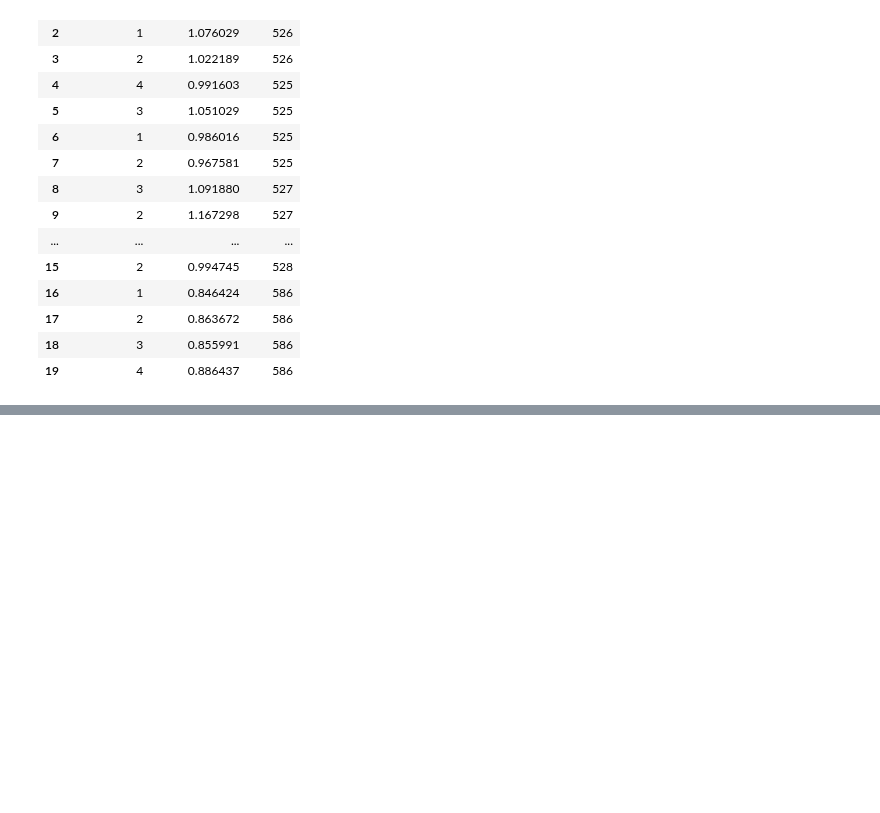
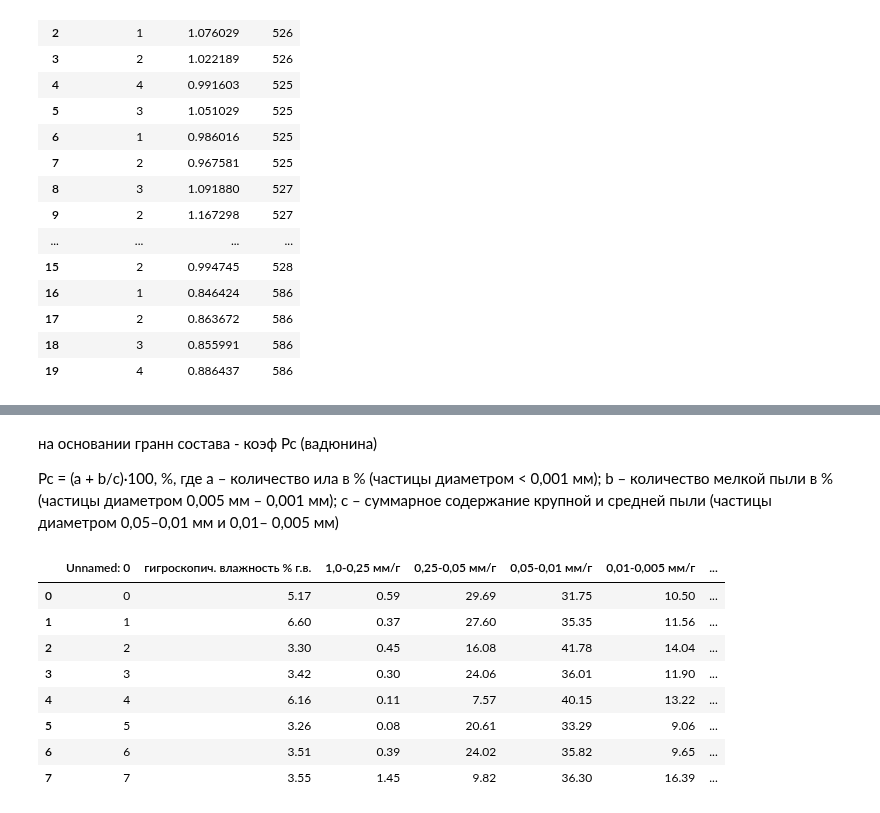
Before and after one commit to hukitoc94/total_archangelskiy, a Jupyter notebook: field_scale/field_data/полевые данные общая/field_data_preparation.ipynb, the cells around one changed output, grey strips where cells are left out. Drawn from its saved outputs; the diff is of its cells as text; code cells hidden in the pictures; blank space fills up the shorter version.

```diff
--- a/field_scale/field_data/полевые данные общая/field_data_preparation.ipynb
+++ b/field_scale/field_data/полевые данные общая/field_data_preparation.ipynb
@@ -209,0 +375,11 @@ pd.read_csv('ready_data/объемный вес.csv')
+# %% [markdown]
+на основании гранн состава - коэф Рс (вадюнина)
+
+Рс = (а + b/с)·100, %,
+где а – количество ила в % (частицы
+диаметром < 0,001 мм); b – количество
+мелкой пыли в % (частицы диаметром
+0,005 мм – 0,001 мм); с – суммарное
+содержание крупной и средней пыли
+(частицы диаметром 0,05–0,01 мм и 0,01–
+0,005 мм)
@@ -209,0 +397,12 @@ pd.read_csv('ready_data/объемный вес.csv')
+# %%
+pd.read_csv('ready_data/гранулометрический состав.csv')
+# %% [output]
+|  | Unnamed: 0 | гигроскопич. влажность % г.в. | 1,0-0,25 мм/г | 0,25-0,05 мм/г | 0,05-0,01 мм/г | 0,01-0,005 мм/г | ... |
+| 0 | 0 | 5.17 | 0.59 | 29.69 | 31.75 | 10.50 | ... |
+| 1 | 1 | 6.60 | 0.37 | 27.60 | 35.35 | 11.56 | ... |
+| 2 | 2 | 3.30 | 0.45 | 16.08 | 41.78 | 14.04 | ... |
+| 3 | 3 | 3.42 | 0.30 | 24.06 | 36.01 | 11.90 | ... |
+| 4 | 4 | 6.16 | 0.11 | 7.57 | 40.15 | 13.22 | ... |
+| 5 | 5 | 3.26 | 0.08 | 20.61 | 33.29 | 9.06 | ... |
+| 6 | 6 | 3.51 | 0.39 | 24.02 | 35.82 | 9.65 | ... |
+| 7 | 7 | 3.55 | 1.45 | 9.82 | 36.30 | 16.39 | ... |
```
Also changed, not shown: parts of 9 cells of this notebook, 3 other files.
